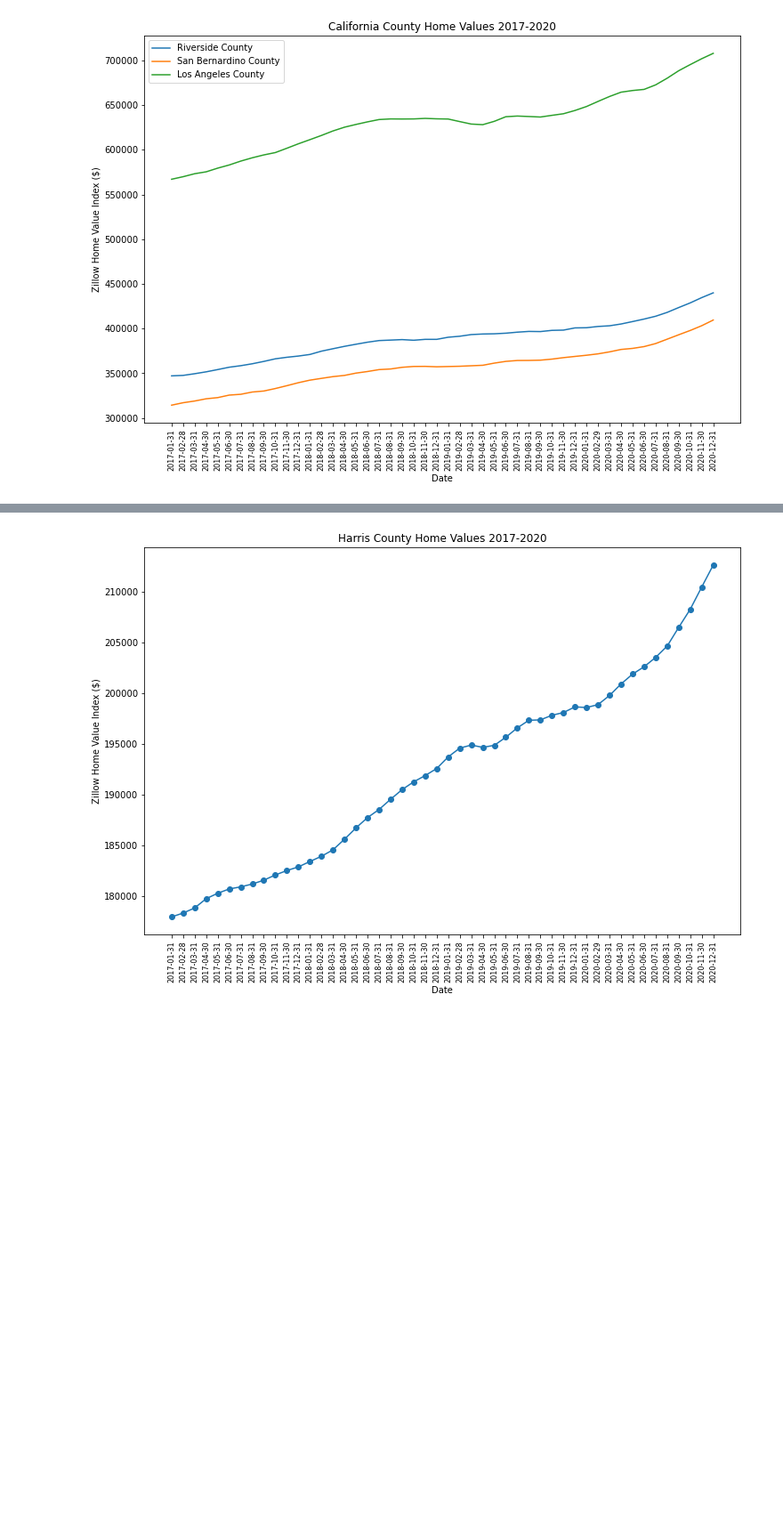
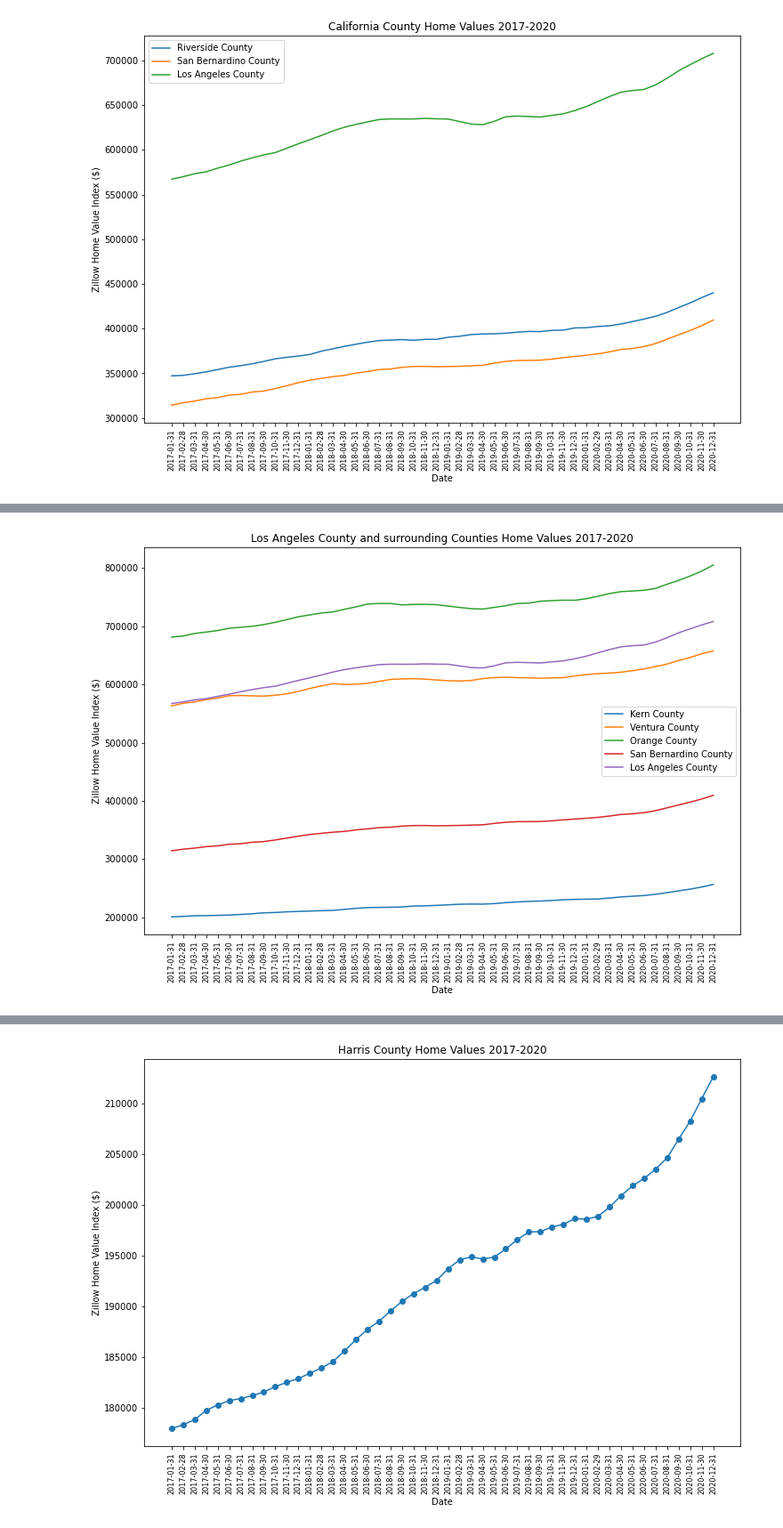
Before and after one commit to aolea13/project_1, a Jupyter notebook: zhvi_state_analysis.ipynb, the cells around one changed output, grey strips where cells are left out. Shown: that part at 89% size. Cells and saved outputs as stored; diff of their text form; code cells hidden in the pictures; blank space fills up the shorter version.

```diff
--- a/zhvi_state_analysis.ipynb
+++ b/zhvi_state_analysis.ipynb
@@ -146,3 +200,33 @@ plt.show()
+# %%
+# figure3: la county + orange, san bernardino, kern, ventura
+
+
+ventura_filter=home_values_df['RegionName']=="Ventura County"
+ventura_price_over_time=ca_df.loc[ventura_filter, price_columns]
+
+# imperial_filter=home_values_df['RegionName']=="Imperial County"
+# imperial_price_over_time=ca_df.loc[imperial_filter, price_columns]
+
+# orange_filter=home_values_df['RegionName']=="Orange County"
+# orange_price_over_time=ca_df.loc[orange_filter, price_columns]
+
+plt.figure(figsize=(12,8))
+plt.plot(price_columns,kern_price_over_time.iloc[0], label="Kern County")
+plt.plot(price_columns,ventura_price_over_time.iloc[0], label="Ventura County")
+plt.plot(price_columns,orange_price_over_time.iloc[0], label="Orange County")
+plt.plot(price_columns,sanbern_price_over_time.iloc[0], label="San Bernardino County")
+plt.plot(price_columns,la_price_over_time.iloc[0], label="Los Angeles County")
+
+
+plt.legend()
+plt.xlabel("Date", fontsize=10)
+plt.ylabel("Zillow Home Value Index ($)")
+plt.title("Los Angeles County and surrounding Counties Home Values 2017-2020")
+plt.xticks(fontsize=8,rotation=90)
+
+plt.show()
+# %% [output]
+[figure, added]
 # %%
 tx_filter=home_values_df['State']=="TX"
 tx_df=home_values_df[tx_filter]
```
Also changed, not shown: parts of 3 cells of this notebook, 1 other file.
